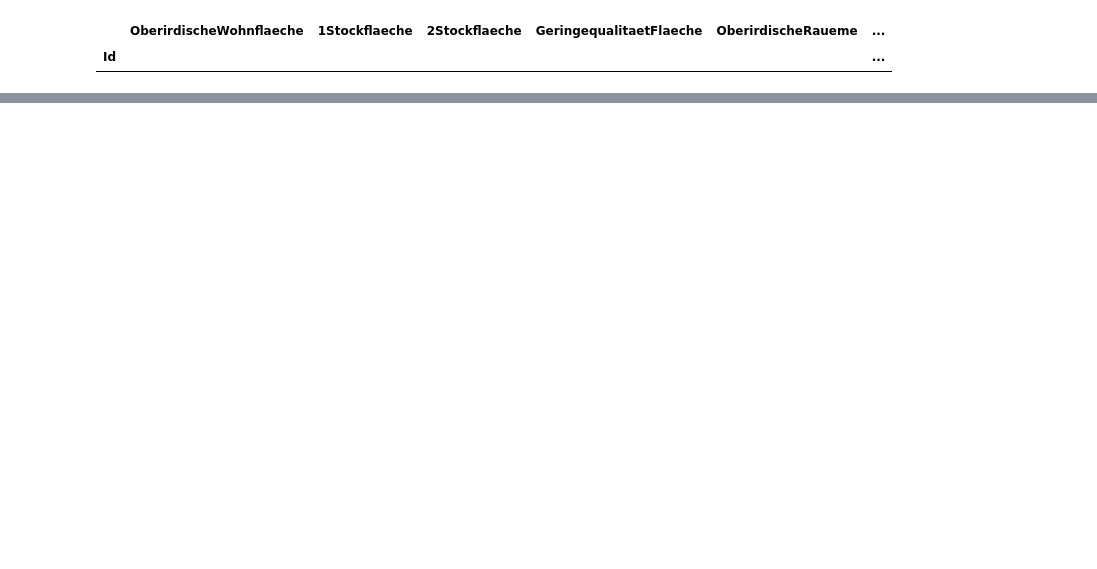
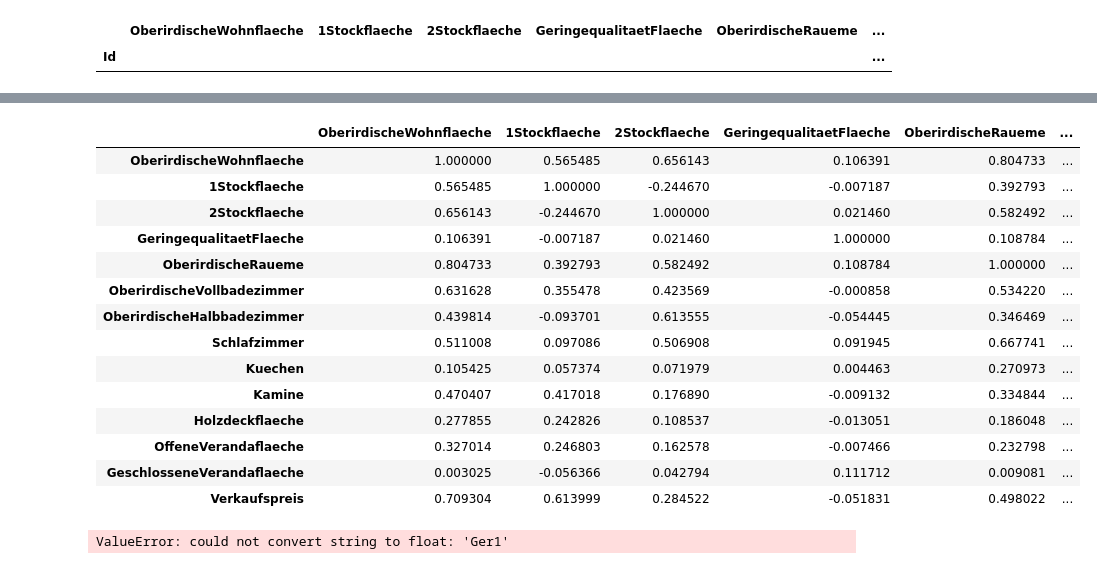
Before and after one commit to FlowBYRN/ml_hackathon, a Jupyter notebook: Analyze_William.ipynb, the cells around one changed output, grey strips where cells are left out. Drawn from its saved outputs; the diff is of its cells as text; code cells hidden in the pictures; blank space fills up the shorter version.

```diff
--- a/Analyze_William.ipynb
+++ b/Analyze_William.ipynb
@@ -88,0 +238,33 @@ df_20_3[df_20_3['OberirdischeWohnflaeche'].isnull()]
+# %%
+def calculate_correlation(df):
+    df = df.select_dtypes(include=['float64', 'int64'])
+    corr = df.corr()
+    corr.style.background_gradient(cmap='coolwarm')
+    return corr
+# %%
+calculate_correlation(df_20_3)
+# %% [output]
+|  | OberirdischeWohnflaeche | 1Stockflaeche | 2Stockflaeche | GeringequalitaetFlaeche | OberirdischeRaueme | ... |
+| OberirdischeWohnflaeche | 1.000000 | 0.565485 | 0.656143 | 0.106391 | 0.804733 | ... |
+| 1Stockflaeche | 0.565485 | 1.000000 | -0.244670 | -0.007187 | 0.392793 | ... |
+| 2Stockflaeche | 0.656143 | -0.244670 | 1.000000 | 0.021460 | 0.582492 | ... |
+| GeringequalitaetFlaeche | 0.106391 | -0.007187 | 0.021460 | 1.000000 | 0.108784 | ... |
+| OberirdischeRaueme | 0.804733 | 0.392793 | 0.582492 | 0.108784 | 1.000000 | ... |
+| OberirdischeVollbadezimmer | 0.631628 | 0.355478 | 0.423569 | -0.000858 | 0.534220 | ... |
+| OberirdischeHalbbadezimmer | 0.439814 | -0.093701 | 0.613555 | -0.054445 | 0.346469 | ... |
+| Schlafzimmer | 0.511008 | 0.097086 | 0.506908 | 0.091945 | 0.667741 | ... |
+| Kuechen | 0.105425 | 0.057374 | 0.071979 | 0.004463 | 0.270973 | ... |
+| Kamine | 0.470407 | 0.417018 | 0.176890 | -0.009132 | 0.334844 | ... |
+| Holzdeckflaeche | 0.277855 | 0.242826 | 0.108537 | -0.013051 | 0.186048 | ... |
+| OffeneVerandaflaeche | 0.327014 | 0.246803 | 0.162578 | -0.007466 | 0.232798 | ... |
+| GeschlosseneVerandaflaeche | 0.003025 | -0.056366 | 0.042794 | 0.111712 | 0.009081 | ... |
+| Verkaufspreis | 0.709304 | 0.613999 | 0.284522 | -0.051831 | 0.498022 | ... |
+# %%
+import seaborn as sns
+import matplotlib.pyplot as plt
+
+# Assuming df is your DataFrame with the correlation matrix
+sns.heatmap(df_20_3.corr(), annot=True, cmap='coolwarm', linewidths=.5)
+plt.show()
+# %% [output]
+ValueError: could not convert string to float: 'Ger1'
```
Also changed, not shown: parts of 13 cells of this notebook.
